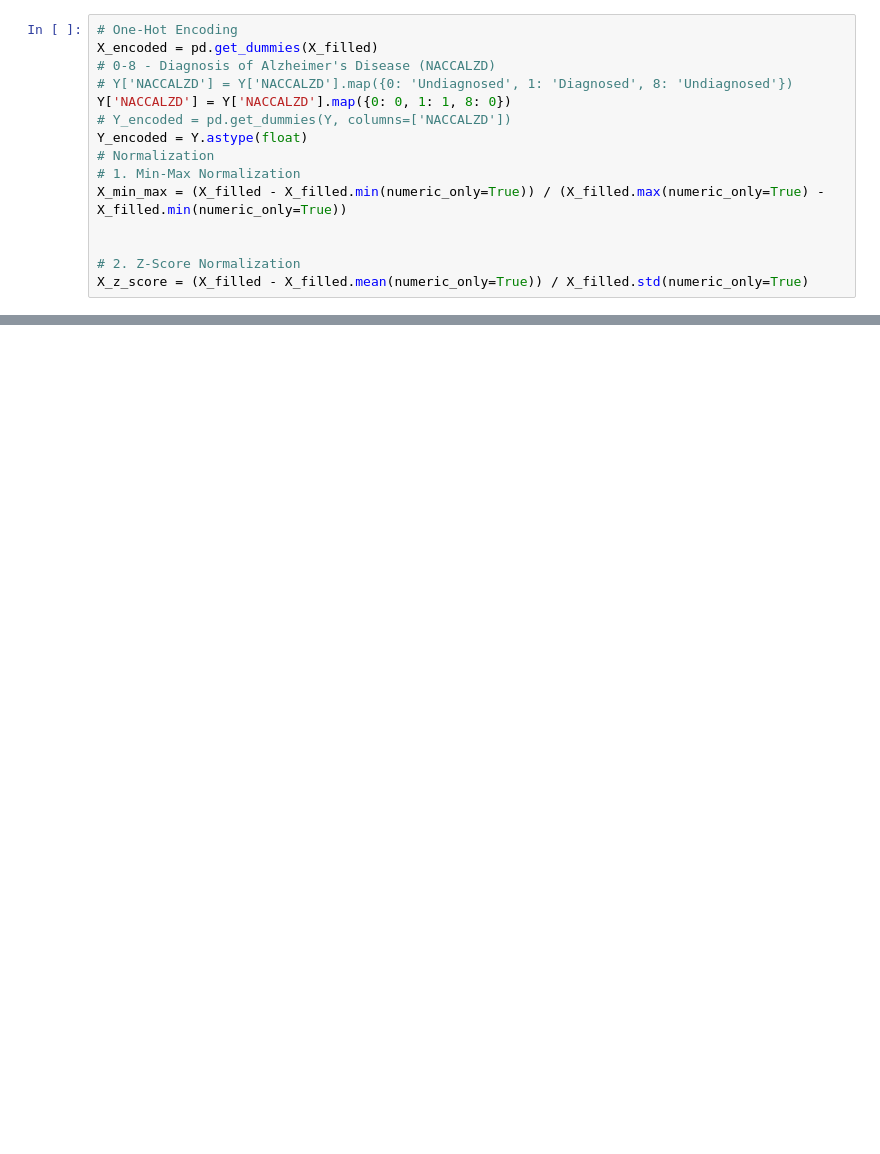
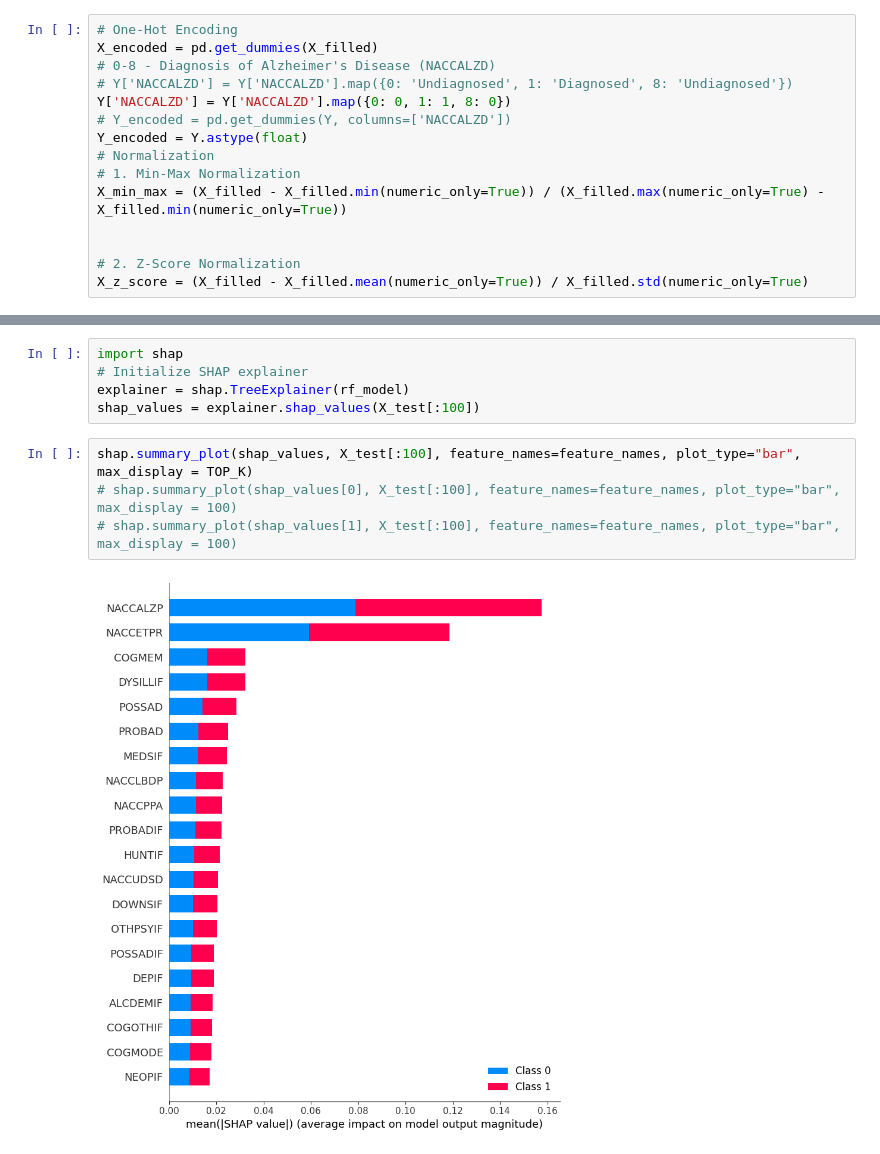
Before and after one commit to GT-111/AD, a Jupyter notebook: take_a_look.ipynb, the cells around one changed output, grey strips where cells are left out. Cells and saved outputs as stored; diff of their text form; blank space fills up the shorter version.

```diff
--- a/take_a_look.ipynb
+++ b/take_a_look.ipynb
@@ -195,0 +278,11 @@ print(classification_report(y_test, y_pred))
+# %%
+import shap
+# Initialize SHAP explainer
+explainer = shap.TreeExplainer(rf_model)
+shap_values = explainer.shap_values(X_test[:100])
+# %%
+shap.summary_plot(shap_values, X_test[:100], feature_names=feature_names, plot_type="bar", max_display = TOP_K)
+# shap.summary_plot(shap_values[0], X_test[:100], feature_names=feature_names, plot_type="bar", max_display = 100)
+# shap.summary_plot(shap_values[1], X_test[:100], feature_names=feature_names, plot_type="bar", max_display = 100)
+# %% [output]
+[figure, added]
```
Also changed, not shown: parts of 57 cells of this notebook, 11 other files.
